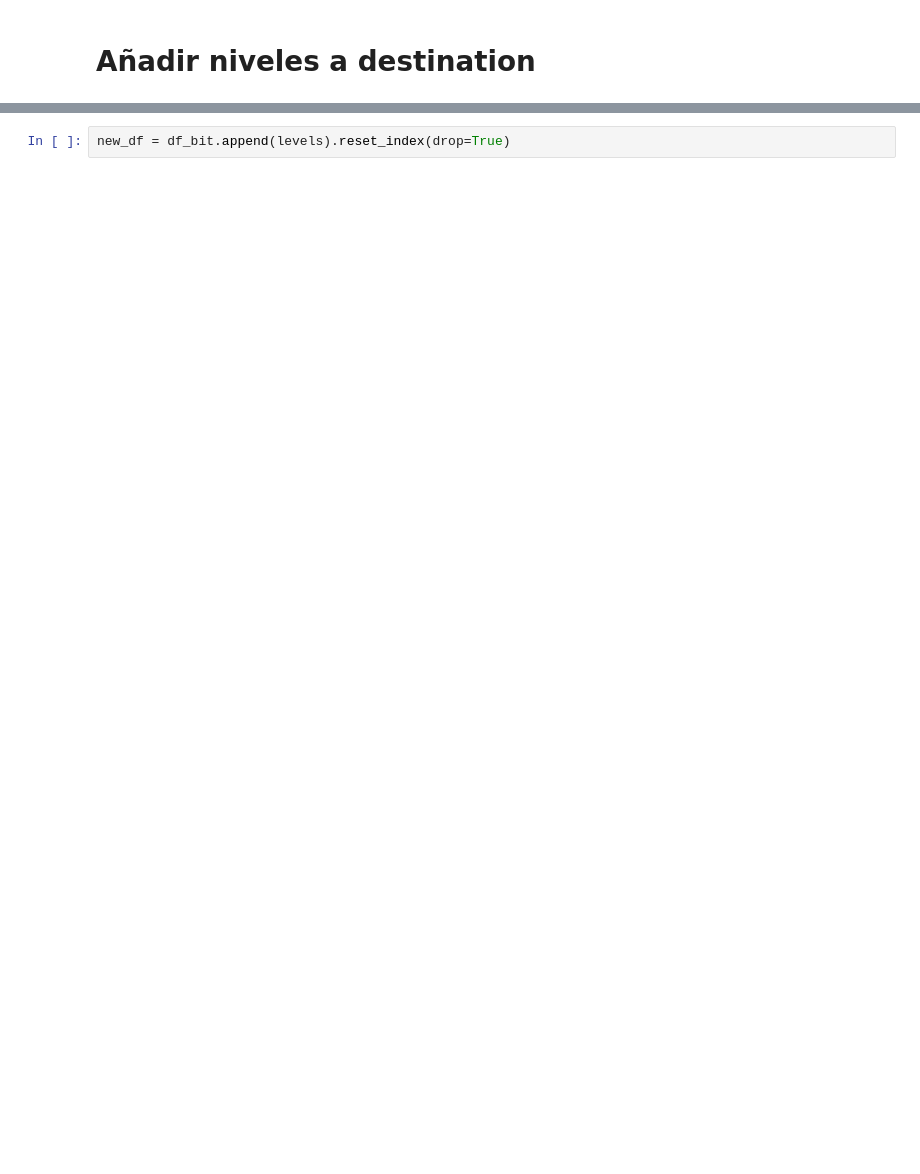
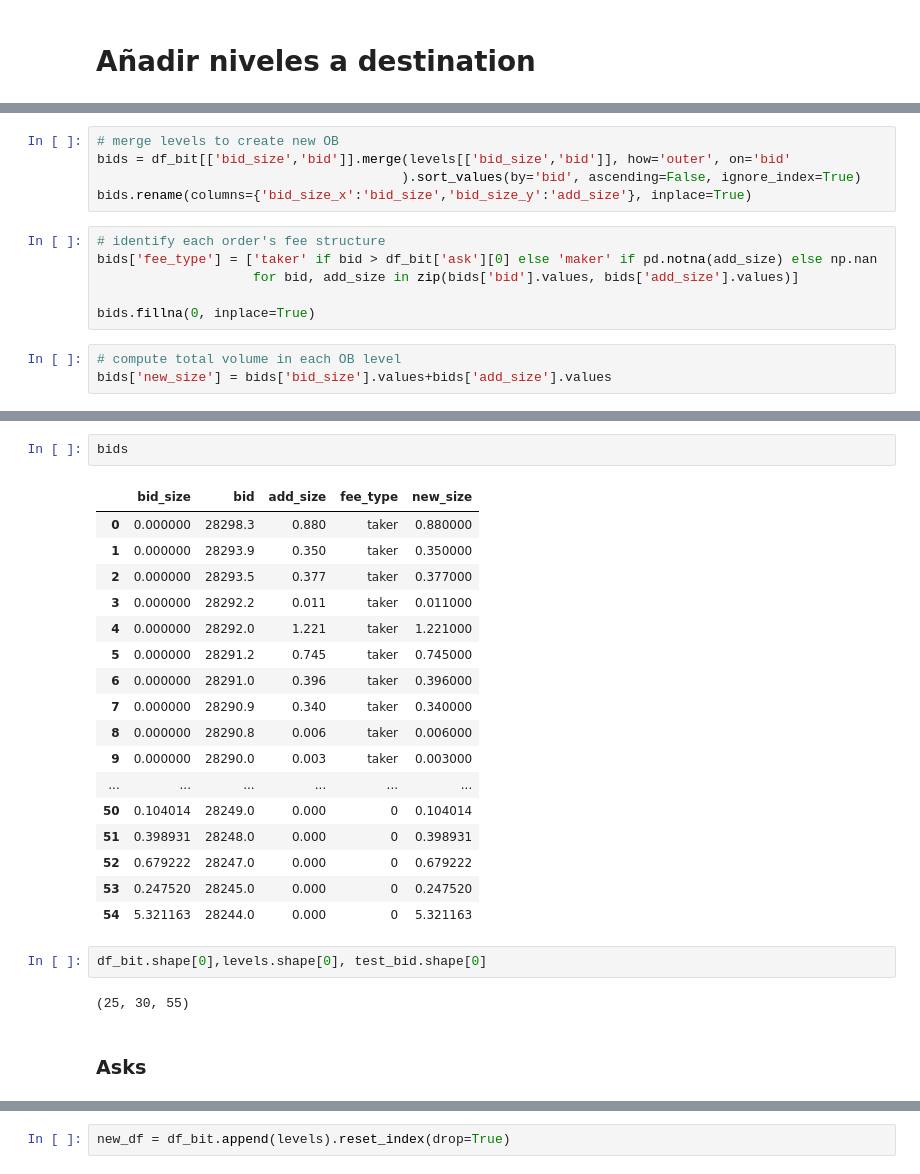
Before and after one commit to AndresLaresBarragan/MyST_XEMM, a Jupyter notebook: working_session.ipynb, the cells around one changed output, grey strips where cells are left out. Cells and saved outputs as stored; diff of their text form; blank space fills up the shorter version.

Commit message:
Liquidity insertion in destination exchange categorized by fee structure

```diff
--- a/working_session.ipynb
+++ b/working_session.ipynb
@@ -146,0 +130,14 @@ df_bit
+# %%
+# merge levels to create new OB
+bids = df_bit[['bid_size','bid']].merge(levels[['bid_size','bid']], how='outer', on='bid'
+                                       ).sort_values(by='bid', ascending=False, ignore_index=True)
+bids.rename(columns={'bid_size_x':'bid_size','bid_size_y':'add_size'}, inplace=True)
+# %%
+# identify each order's fee structure
+bids['fee_type'] = ['taker' if bid > df_bit['ask'][0] else 'maker' if pd.notna(add_size) else np.nan
+                    for bid, add_size in zip(bids['bid'].values, bids['add_size'].values)]
+
+bids.fillna(0, inplace=True)
+# %%
+# compute total volume in each OB level
+bids['new_size'] = bids['bid_size'].values+bids['add_size'].values
@@ -146,0 +157,26 @@ df_bit
+# %%
+bids
+# %% [output]
+|  | bid_size | bid | add_size | fee_type | new_size |
+| 0 | 0.000000 | 28298.3 | 0.880 | taker | 0.880000 |
+| 1 | 0.000000 | 28293.9 | 0.350 | taker | 0.350000 |
+| 2 | 0.000000 | 28293.5 | 0.377 | taker | 0.377000 |
+| 3 | 0.000000 | 28292.2 | 0.011 | taker | 0.011000 |
+| 4 | 0.000000 | 28292.0 | 1.221 | taker | 1.221000 |
+| 5 | 0.000000 | 28291.2 | 0.745 | taker | 0.745000 |
+| 6 | 0.000000 | 28291.0 | 0.396 | taker | 0.396000 |
+| 7 | 0.000000 | 28290.9 | 0.340 | taker | 0.340000 |
+| 8 | 0.000000 | 28290.8 | 0.006 | taker | 0.006000 |
+| 9 | 0.000000 | 28290.0 | 0.003 | taker | 0.003000 |
+| ... | ... | ... | ... | ... | ... |
+| 50 | 0.104014 | 28249.0 | 0.000 | 0 | 0.104014 |
+| 51 | 0.398931 | 28248.0 | 0.000 | 0 | 0.398931 |
+| 52 | 0.679222 | 28247.0 | 0.000 | 0 | 0.679222 |
+| 53 | 0.247520 | 28245.0 | 0.000 | 0 | 0.247520 |
+| 54 | 5.321163 | 28244.0 | 0.000 | 0 | 5.321163 |
+# %%
+df_bit.shape[0],levels.shape[0], test_bid.shape[0]
+# %% [output]
+(25, 30, 55)
+# %% [markdown]
+### Asks
```
Also changed, not shown: parts of 38 cells of this notebook, 1 other file.
